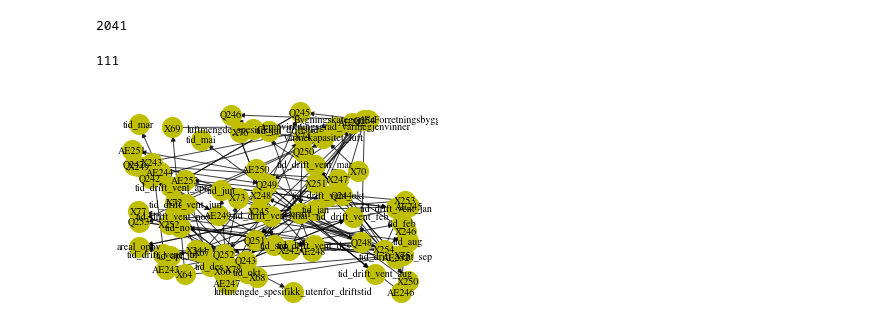
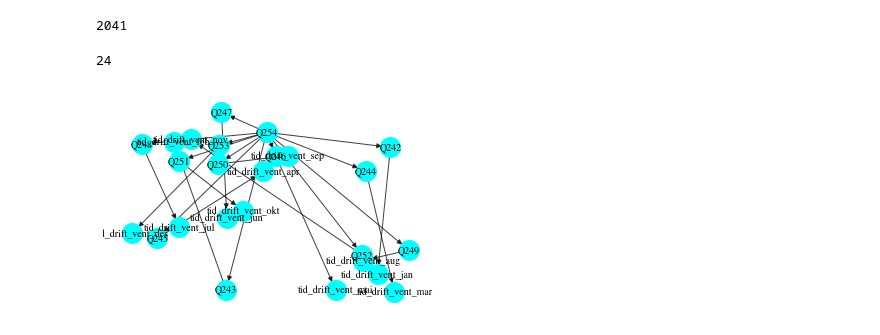
Before and after one commit to EnovaSF/energiberegning, a Jupyter notebook: Enova-Graph.ipynb, the cells around one changed output. Drawn from its saved outputs; the diff is of its cells as text; code cells hidden in the pictures.

Commit message:
Graph visualization bug fix

```diff
--- a/Enova-Graph.ipynb
+++ b/Enova-Graph.ipynb
@@ -66,34 +87,32 @@ print (len(dependency_graph))
 # %%
 # Extract the calculation of a given cell
 a = []
-writechildren ('X64') # C20 C22 C49 term49 X64 Q254
+writechildren ('Q254') # C20 C22 C49 term49 X64 Q254
 print (len(a))
 
 # Construct the graph
 edges = [(i[0],i[1],1) for i in a]
 if 0: print(*edges, sep='\n')
 G=nx.DiGraph()
 G.add_weighted_edges_from(edges)
 
-# Layout
-#pos = pd.graphviz_layout(T, prog="twopi")
+#pos = graphviz_layout(T, prog="twopi") # pydot solution
+#pos = hierarchy_pos(G,1)  # local function solution
 pos=nx.circular_layout(G)
 pos=nx.random_layout(G)
 #pos=nx.spring_layout(G)
 #pos=nx.spectral_layout(G)
 
-nx.draw_networkx_nodes(G,pos,node_size=400, node_color='y')
-
-# plot edges
+nx.draw_networkx_nodes(G,pos,node_size=400, node_color='cyan')
 nx.draw_networkx_edges(G,pos,edgelist=a,width=1,alpha=0.75,edge_color='k',style='solid') #dotted
 
 # save graph
 nx.draw_networkx_labels(G,pos,font_size=10,font_family='Times')
 plt.axis('off')
 plt.savefig("/Users/nimadarabi/Desktop/brukerhistorie.png", dpi=300) # save as png
 plt.show()
 # %% [output]
-111
+24
-[figure, old version]
+[figure, new version]
 # %%
 # https://observablehq.com/@d3/force-directed-graph
```
Also changed, not shown: parts of 3 cells of this notebook.
